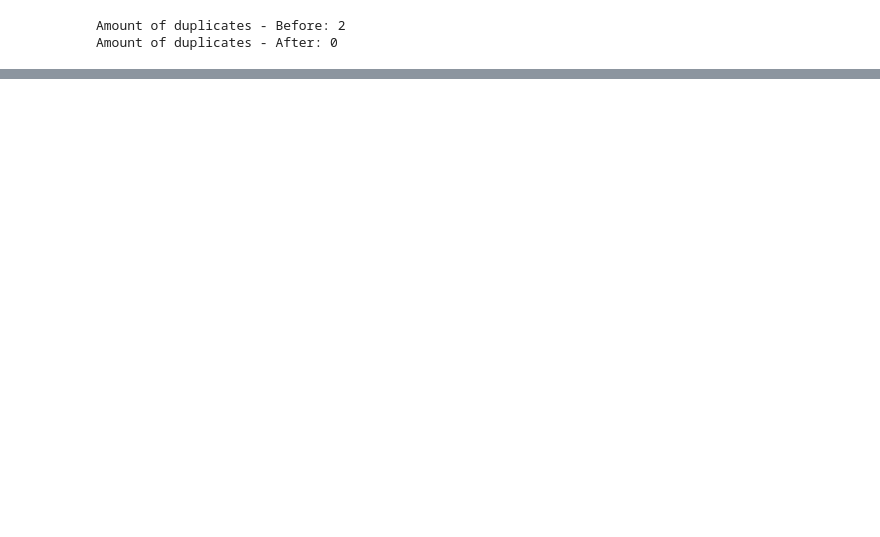
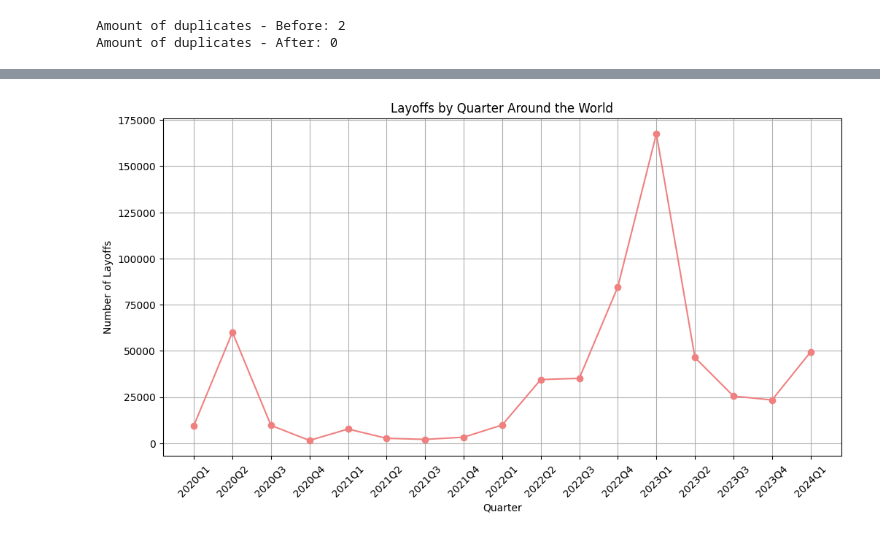
Before and after one commit to Vincent3003/Analyze-Layoff-Data, a Jupyter notebook: Project.ipynb, the cells around one changed output, grey strips where cells are left out. Saved outputs shown, nothing was run; the diff lists cells and outputs as text; code cells hidden in the pictures; blank space fills up the shorter version.

```diff
--- a/Project.ipynb
+++ b/Project.ipynb
@@ -237,0 +277,17 @@ fig2.show()
+# %%
+# Group by Quarter and sum layoffs
+quarterly_layoffs = layoff_new.groupby('Quarter')['Layoffs'].sum()
+# Convert the PeriodIndex to a list of strings for plotting
+x_values = quarterly_layoffs.index.astype(str).tolist()  # Convert to strings
+
+# Plot the time series with Quarter on the x-axis
+plt.figure(figsize=(12, 6))
+plt.plot(x_values, quarterly_layoffs.values, marker='o', linestyle='-', color='lightcoral') # Use x_values
+plt.title('Layoffs by Quarter Around the World')
+plt.xlabel('Quarter')
+plt.ylabel('Number of Layoffs')
+plt.xticks(rotation=45)
+plt.grid(True)
+plt.show()
+# %% [output]
+[figure, added]
```
Also changed, not shown: parts of 110 cells of this notebook.
